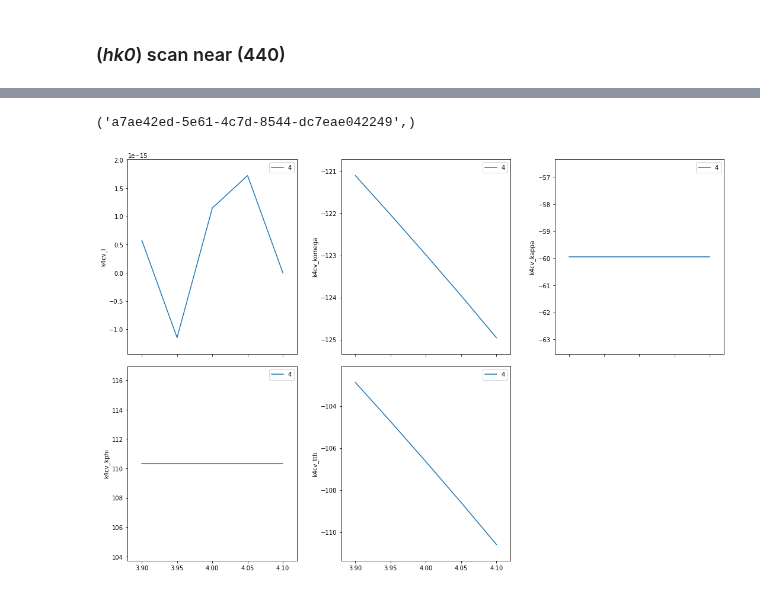
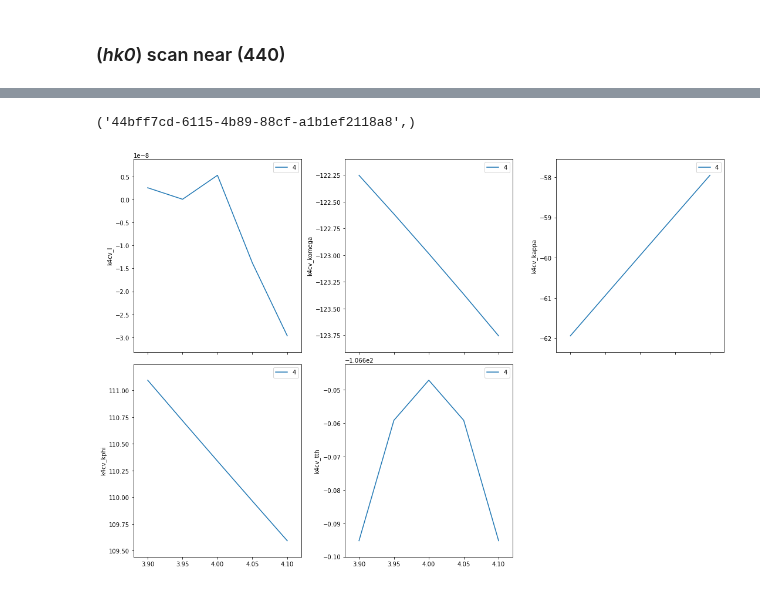
Before and after one commit to bluesky/hklpy, a Jupyter notebook: examples/geo_k4cv.ipynb, the cells around one changed output, grey strips where cells are left out. Saved outputs shown, nothing was run; the diff lists cells and outputs as text; code cells hidden in the pictures.

```diff
--- a/examples/geo_k4cv.ipynb
+++ b/examples/geo_k4cv.ipynb
@@ -317,3 +336,6 @@ generator scan ['2841327c'] (scan num: 1)
 # %%
-RE(bp.scan([k4cv.komega,k4cv.kappa,k4cv.kphi, k4cv.tth, k4cv.h, k4cv.k, k4cv.l], k4cv.h, 4, 0, k4cv.k, 0, 4, 10))
+k4cv.calc.engine.mode = "constant_phi"
+k4cv.calc["kphi"].limits = (0, 180)
+
+RE(bp.scan([k4cv.h, k4cv.k, k4cv.l, k4cv.komega,k4cv.kappa,k4cv.kphi, k4cv.tth], k4cv.h, 4, 0, k4cv.k, 0, 4, 10))
 # %% [output]
@@ -359,5 +381,5 @@ generator scan ['c26e2e8e'] (scan num: 3)
 # %% [markdown]
 ### (_hk0_) scan near (440)
 # %%
-RE(bp.scan([], k4cv.h, 3.9, 4.1, k4cv.k, 3.9, 4.1, 5))
+RE(bp.scan([], k4cv.h, 3.9, 4.1, k4cv.k, 4.1, 3.9, 5))
 # %% [output]
@@ -377,2 +399,2 @@ generator scan ['a7ae42ed'] (scan num: 4)
-('a7ae42ed-5e61-4c7d-8544-dc7eae042249',)
+('44bff7cd-6115-4b89-88cf-a1b1ef2118a8',)
-[figure, old version]
+[figure, new version]
```
Also changed, not shown: parts of 17 cells of this notebook, 3 other files.
